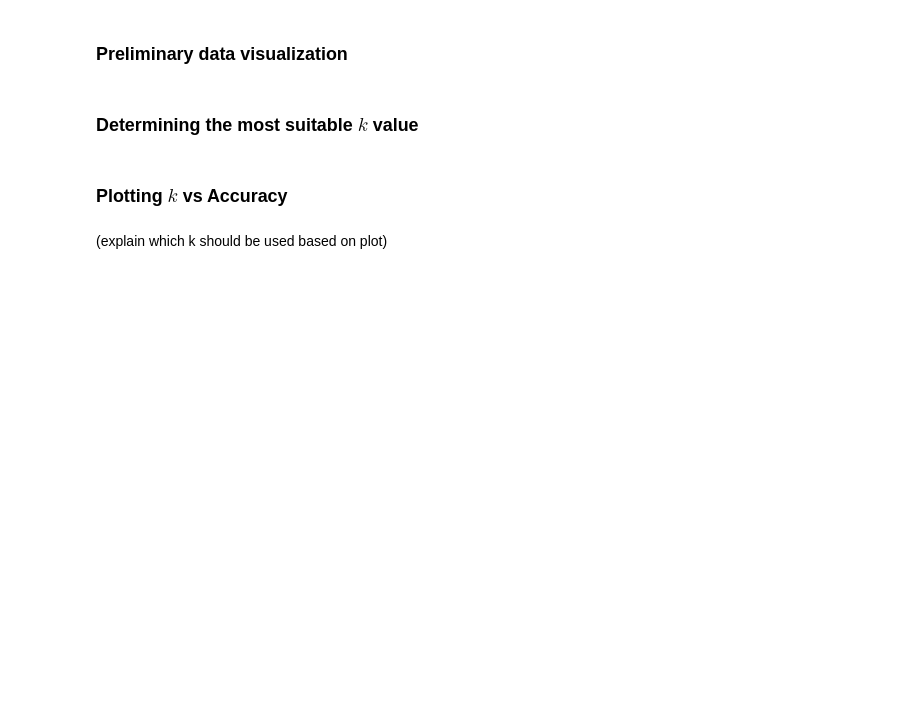
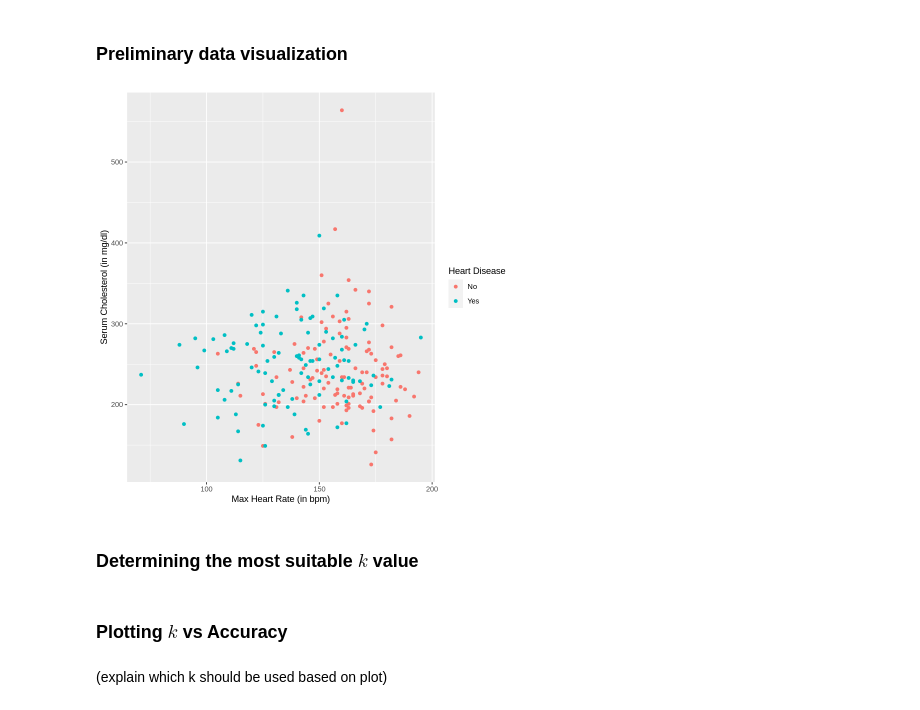
Before and after one commit to auraaaaura/dsci-100-2023-group-44, a Jupyter notebook: group44_project_report.ipynb, the cells around one changed output. Drawn from its saved outputs; the diff is of its cells as text; code cells hidden in the pictures; blank space fills up the shorter version.

```diff
--- a/group44_project_report.ipynb
+++ b/group44_project_report.ipynb
@@ -178,4 +178,10 @@ A tibble: 2 × 3
 
 (explain why it's important to split the data)
 # %%
-# add code here
+# Splitting the data into the training and testing sets
+heart_split <- initial_split(heart, prop = 0.75, strata = disease)
+
+heart_train <- training(heart_split)
+heart_test <- testing(heart_split)
+
+head(heart_train)
@@ -183,6 +215,16 @@ A tibble: 2 × 3
 ### Preliminary data visualization
 # %%
 # create a visualization of the dataset that is relevant for exploratory data analysis related to the planned analysis
+# Cholesterol Levels vs. Max Heart Rate
+max_heart_chol_plot <- heart_train |>
+    ggplot(aes(x = max_heart, y = chol, color = disease)) +
+    geom_point() +
+        labs(x = "Max Heart Rate (in bpm)",
+             y = "Serum Cholesterol (in mg/dl)",
+             color = "Heart Disease")
+max_heart_chol_plot
+# %% [output]
+[figure, added]
 # %% [markdown]
 ### Determining the most suitable $k$ value
 # %%
```
Also changed, not shown: parts of 3 cells of this notebook.
